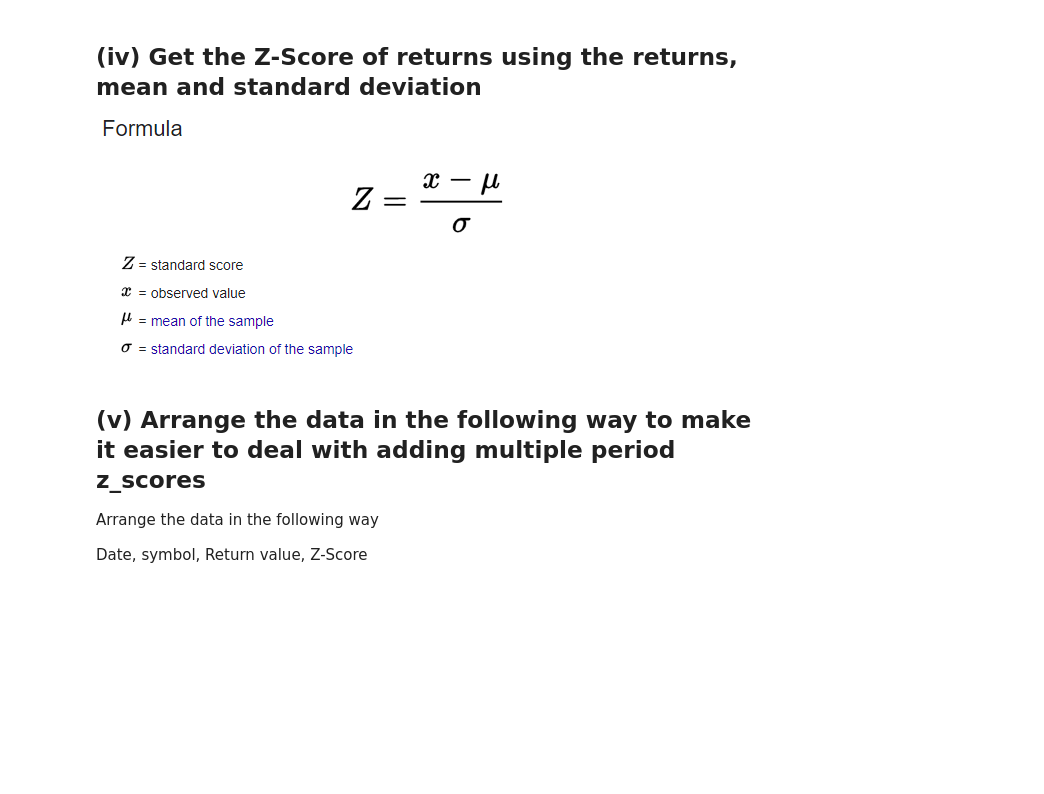
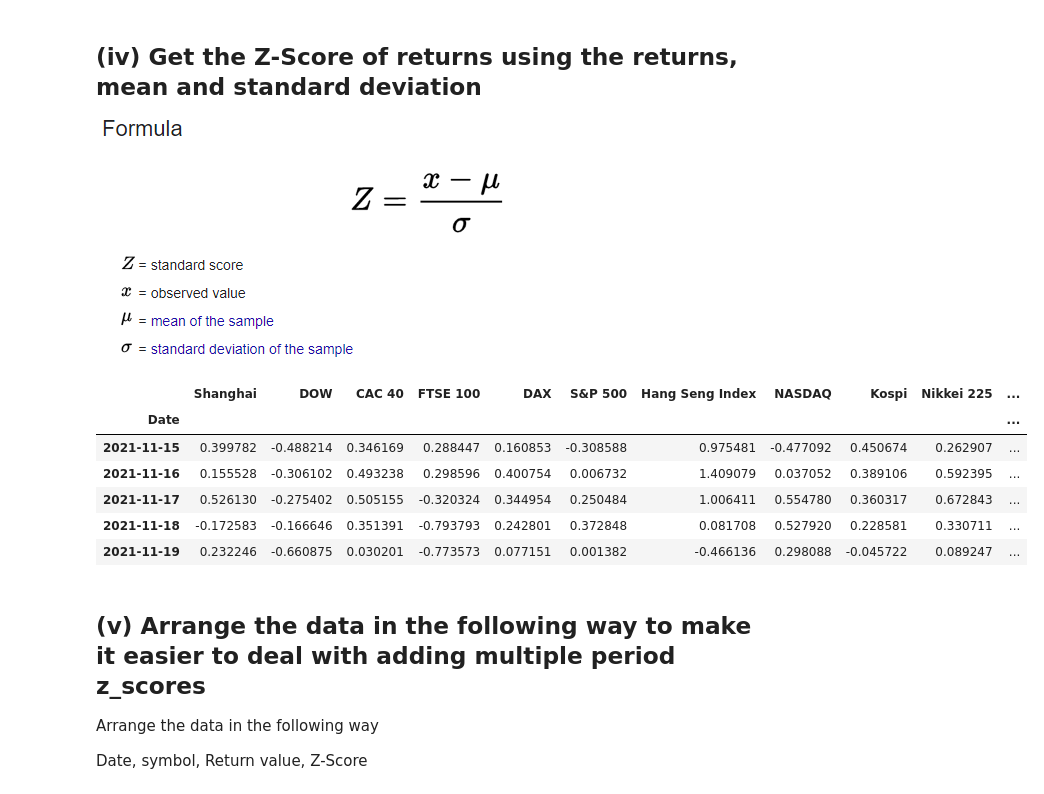
Before and after one commit to binomy/aifm, a Jupyter notebook: week03/day02/labs/stocks_to_zscores.ipynb, the cells around one changed output. Cells and saved outputs as stored; diff of their text form; code cells hidden in the pictures; blank space fills up the shorter version.

```diff
--- a/week03/day02/labs/stocks_to_zscores.ipynb
+++ b/week03/day02/labs/stocks_to_zscores.ipynb
@@ -74,6 +106,16 @@ period = 5 #For rolling weekly returns
 ![image.png](embedded-picture-1)
 # %%
 #Find the Z-Scores using the returns, mean and standard deviation
+period_returns_z = (period_rets - period_returns_mean) / period_returns_std
+period_returns_z.tail()
+# %% [output]
+|  | Shanghai | DOW | CAC 40 | FTSE 100 | DAX | S&P 500 | Hang Seng Index | NASDAQ | Kospi | Nikkei 225 | ... |
+| Date |  |  |  |  |  |  |  |  |  |  | ... |
+| 2021-11-15 | 0.399782 | -0.488214 | 0.346169 | 0.288447 | 0.160853 | -0.308588 | 0.975481 | -0.477092 | 0.450674 | 0.262907 | ... |
+| 2021-11-16 | 0.155528 | -0.306102 | 0.493238 | 0.298596 | 0.400754 | 0.006732 | 1.409079 | 0.037052 | 0.389106 | 0.592395 | ... |
+| 2021-11-17 | 0.526130 | -0.275402 | 0.505155 | -0.320324 | 0.344954 | 0.250484 | 1.006411 | 0.554780 | 0.360317 | 0.672843 | ... |
+| 2021-11-18 | -0.172583 | -0.166646 | 0.351391 | -0.793793 | 0.242801 | 0.372848 | 0.081708 | 0.527920 | 0.228581 | 0.330711 | ... |
+| 2021-11-19 | 0.232246 | -0.660875 | 0.030201 | -0.773573 | 0.077151 | 0.001382 | -0.466136 | 0.298088 | -0.045722 | 0.089247 | ... |
 # %% [markdown]
 ## (v) Arrange the data in the following way to make it easier to deal with adding multiple period z_scores
 
```
Also changed, not shown: parts of 10 cells of this notebook, 12 other files.
